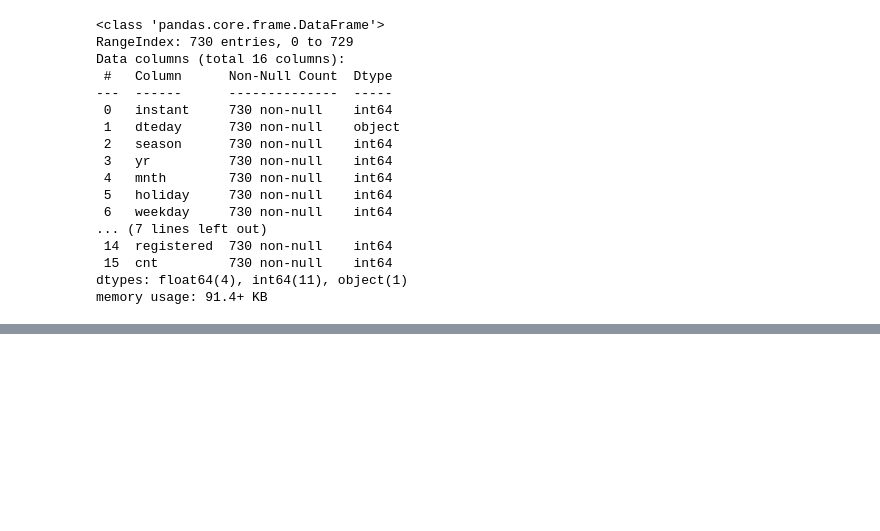
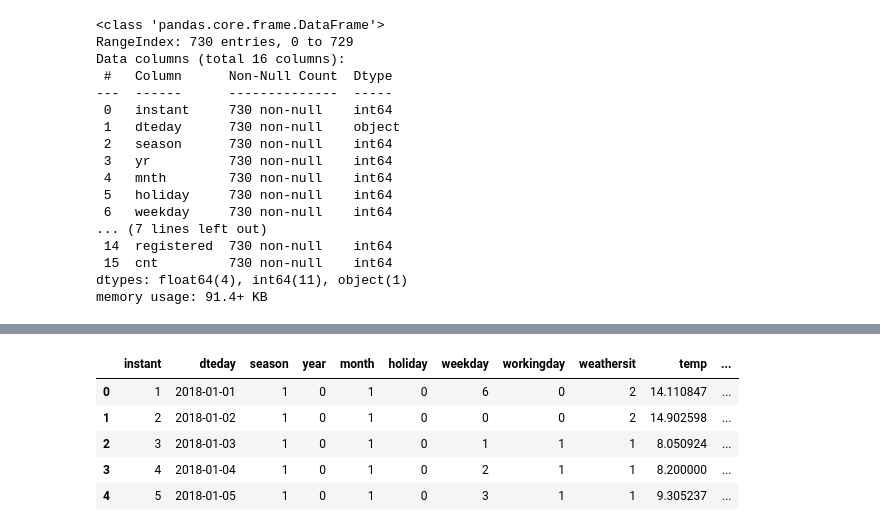
Before and after one commit to rajeshraoj/bike_rides, a Jupyter notebook: bikes_linear_regression.ipynb, the cells around one changed output, grey strips where cells are left out. Drawn from its saved outputs; the diff is of its cells as text; code cells hidden in the pictures; blank space fills up the shorter version.

```diff
--- a/bikes_linear_regression.ipynb
+++ b/bikes_linear_regression.ipynb
@@ -68,0 +88,11 @@ bike.describe()
+# %%
+bike['dteday'] = pd.to_datetime(bike['dteday'], format='%d-%m-%Y')  # Converting 'dteday' to datetime format
+bike.rename(columns={'yr': 'year', 'mnth': 'month', 'hum': 'humidity'}, inplace=True) #renaming to apporpriate column names
+bike.head()
+# %% [output]
+|  | instant | dteday | season | year | month | holiday | weekday | workingday | weathersit | temp | ... |
+| 0 | 1 | 2018-01-01 | 1 | 0 | 1 | 0 | 6 | 0 | 2 | 14.110847 | ... |
+| 1 | 2 | 2018-01-02 | 1 | 0 | 1 | 0 | 0 | 0 | 2 | 14.902598 | ... |
+| 2 | 3 | 2018-01-03 | 1 | 0 | 1 | 0 | 1 | 1 | 1 | 8.050924 | ... |
+| 3 | 4 | 2018-01-04 | 1 | 0 | 1 | 0 | 2 | 1 | 1 | 8.200000 | ... |
+| 4 | 5 | 2018-01-05 | 1 | 0 | 1 | 0 | 3 | 1 | 1 | 9.305237 | ... |
```
Also changed, not shown: parts of 13 cells of this notebook.
